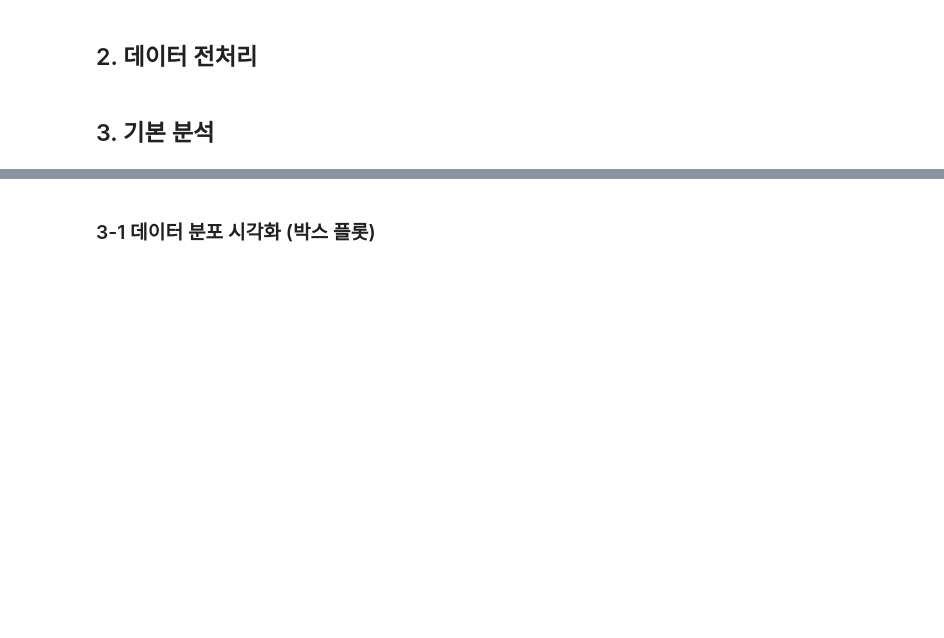
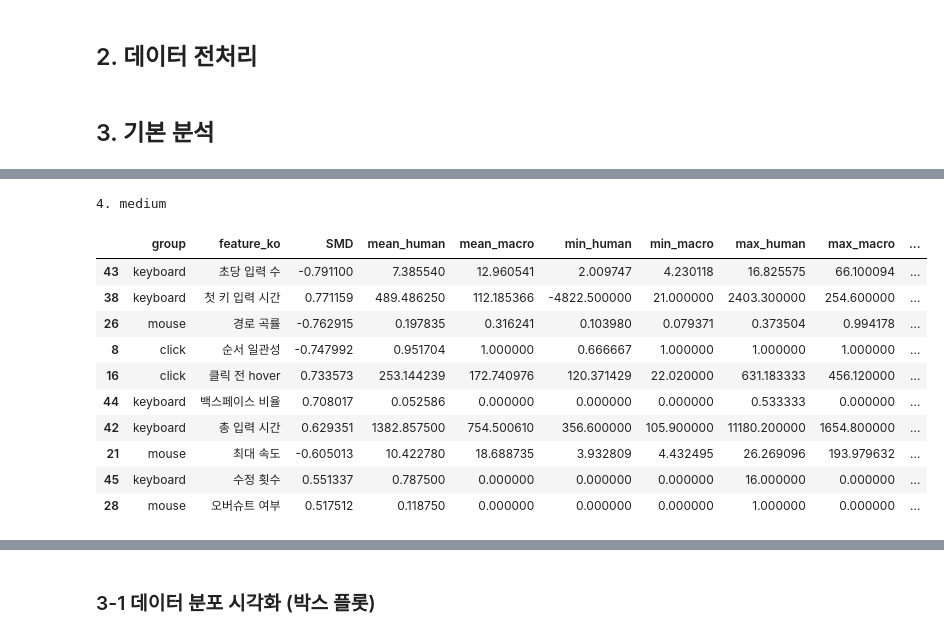
Before and after one commit to Tickle-ticket/Tickle, a Jupyter notebook: services/ai/train/EDA/eda_chan.ipynb, the cells around one changed output, grey strips where cells are left out. Cells and saved outputs as stored; diff of their text form; code cells hidden in the pictures; blank space fills up the shorter version.

```diff
--- a/services/ai/train/EDA/eda_chan.ipynb
+++ b/services/ai/train/EDA/eda_chan.ipynb
@@ -310,0 +458,16 @@ display(compare_summary)
+# %%
+print(f"\n4. {levels[3]}")
+display(summary_df[3].sort_values("abs_SMD", ascending=False))
+# %% [output]
+4. medium
+|  | group | feature_ko | SMD | mean_human | mean_macro | min_human | min_macro | max_human | max_macro | ... |
+| 43 | keyboard | 초당 입력 수 | -0.791100 | 7.385540 | 12.960541 | 2.009747 | 4.230118 | 16.825575 | 66.100094 | ... |
+| 38 | keyboard | 첫 키 입력 시간 | 0.771159 | 489.486250 | 112.185366 | -4822.500000 | 21.000000 | 2403.300000 | 254.600000 | ... |
+| 26 | mouse | 경로 곡률 | -0.762915 | 0.197835 | 0.316241 | 0.103980 | 0.079371 | 0.373504 | 0.994178 | ... |
+| 8 | click | 순서 일관성 | -0.747992 | 0.951704 | 1.000000 | 0.666667 | 1.000000 | 1.000000 | 1.000000 | ... |
+| 16 | click | 클릭 전 hover | 0.733573 | 253.144239 | 172.740976 | 120.371429 | 22.020000 | 631.183333 | 456.120000 | ... |
+| 44 | keyboard | 백스페이스 비율 | 0.708017 | 0.052586 | 0.000000 | 0.000000 | 0.000000 | 0.533333 | 0.000000 | ... |
+| 42 | keyboard | 총 입력 시간 | 0.629351 | 1382.857500 | 754.500610 | 356.600000 | 105.900000 | 11180.200000 | 1654.800000 | ... |
+| 21 | mouse | 최대 속도 | -0.605013 | 10.422780 | 18.688735 | 3.932809 | 4.432495 | 26.269096 | 193.979632 | ... |
+| 45 | keyboard | 수정 횟수 | 0.551337 | 0.787500 | 0.000000 | 0.000000 | 0.000000 | 16.000000 | 0.000000 | ... |
+| 28 | mouse | 오버슈트 여부 | 0.517512 | 0.118750 | 0.000000 | 0.000000 | 0.000000 | 1.000000 | 0.000000 | ... |
```
Also changed, not shown: parts of 15 cells of this notebook.
